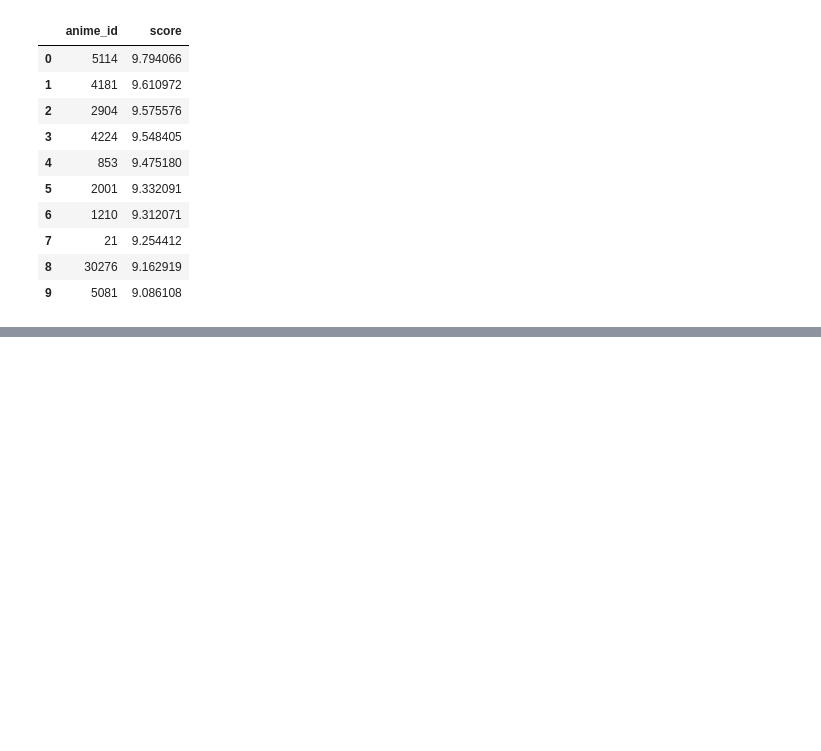
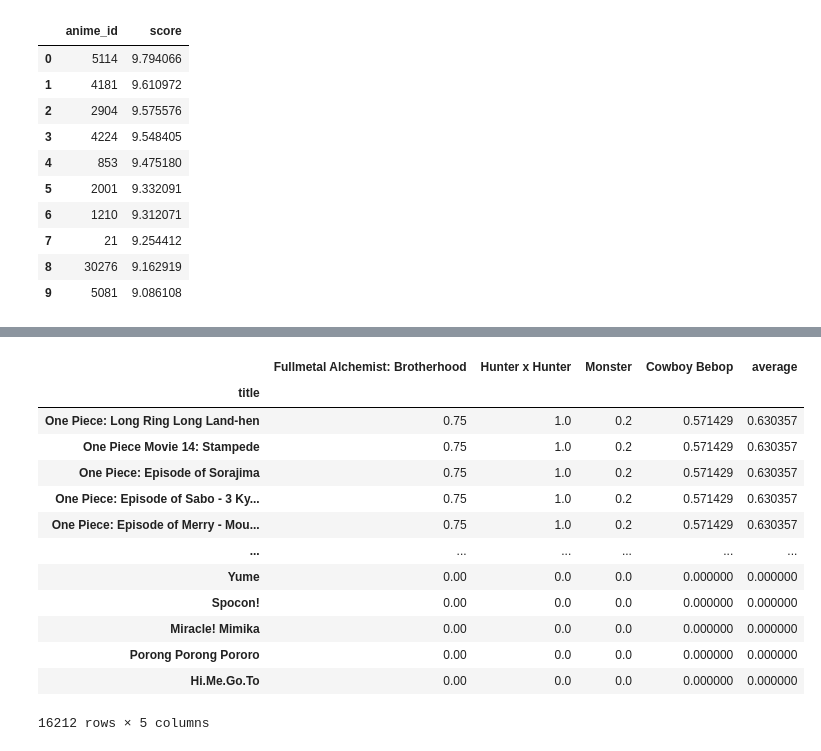
Before and after one commit to emileDesmaili/reco_system, a Jupyter notebook: EDA.ipynb, the cells around one changed output, grey strips where cells are left out. Drawn from its saved outputs; the diff is of its cells as text; code cells hidden in the pictures; blank space fills up the shorter version.

Commit message:
genre-based

```diff
--- a/EDA.ipynb
+++ b/EDA.ipynb
@@ -332,0 +350,2 @@ df
+# %%
+animes['genre_list'] = animes['genre'].apply(lambda x: ', '.join(x))
@@ -332,0 +356,6 @@ df
+# %%
+anime = ['Monster','Fullmetal Alchemist: Brotherhood','Cowboy Bebop','Hunter x Hunter','Yu☆Gi☆Oh!']
+idx = animes[animes['title'].isin(anime)].index
+print(idx)
+anime = list(animes.iloc[idx]['title'].values)
+anime
@@ -332,0 +369,8 @@ df
+# %%
+vectorizer = CountVectorizer()
+X = vectorizer.fit_transform(animes['genre_list'])
+Xc = (X[idx,:]* X.T).toarray()
+#Xc_norm = Xc * (1./int(Xc[:,idx]))
+#g = sp.diags(1./Xc.T.diagonal())
+#Xc_norm = g * Xc # normalized co-occurence matrix
+Xc
@@ -332,0 +382,6 @@ df
+# %%
+df = pd.DataFrame(Xc.T, index=animes['title'],columns=anime)
+mask = df.index.isin(anime)
+df_masked = df[~mask]
+df_norm = df_masked / df_masked.max()
+df_norm.head()
@@ -332,0 +404,19 @@ df
+# %%
+df_norm['average'] = df_norm.mean(axis=1)
+reco_genre = df_norm.sort_values(by='average',ascending=False)
+reco_genre
+# %% [output]
+|  | Fullmetal Alchemist: Brotherhood | Hunter x Hunter | Monster | Cowboy Bebop | average |
+| title |  |  |  |  |  |
+| One Piece: Long Ring Long Land-hen | 0.75 | 1.0 | 0.2 | 0.571429 | 0.630357 |
+| One Piece Movie 14: Stampede | 0.75 | 1.0 | 0.2 | 0.571429 | 0.630357 |
+| One Piece: Episode of Sorajima | 0.75 | 1.0 | 0.2 | 0.571429 | 0.630357 |
+| One Piece: Episode of Sabo - 3 Ky... | 0.75 | 1.0 | 0.2 | 0.571429 | 0.630357 |
+| One Piece: Episode of Merry - Mou... | 0.75 | 1.0 | 0.2 | 0.571429 | 0.630357 |
+| ... | ... | ... | ... | ... | ... |
+| Yume | 0.00 | 0.0 | 0.0 | 0.000000 | 0.000000 |
+| Spocon! | 0.00 | 0.0 | 0.0 | 0.000000 | 0.000000 |
+| Miracle! Mimika | 0.00 | 0.0 | 0.0 | 0.000000 | 0.000000 |
+| Porong Porong Pororo | 0.00 | 0.0 | 0.0 | 0.000000 | 0.000000 |
+| Hi.Me.Go.To | 0.00 | 0.0 | 0.0 | 0.000000 | 0.000000 |
+16212 rows × 5 columns
```
Also changed, not shown: parts of 15 cells of this notebook, 4 other files.
